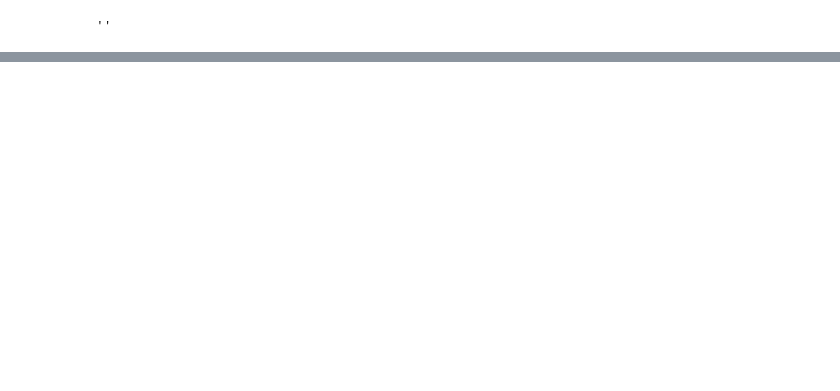
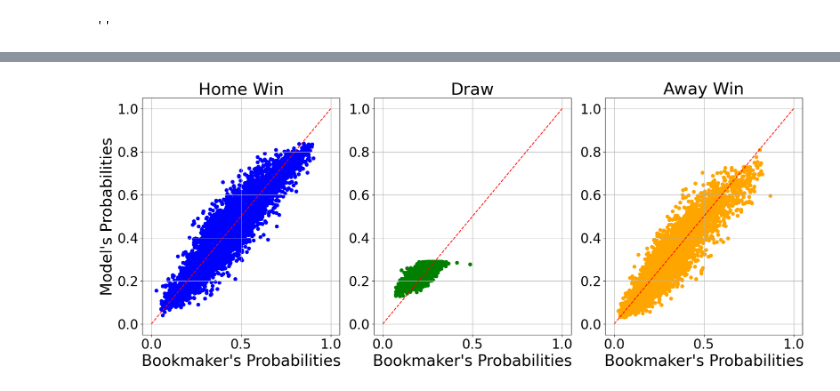
Before and after one commit to hyrogan/Soccer-Prediction, a Jupyter notebook: BT-v2.5.1.ipynb, the cells around one changed output, grey strips where cells are left out. Drawn from its saved outputs; the diff is of its cells as text; code cells hidden in the pictures; blank space fills up the shorter version.

```diff
--- a/BT-v2.5.1.ipynb
+++ b/BT-v2.5.1.ipynb
@@ -38,14 +38,6 @@ def initialize_ratings(df_results, df_fixtures, df_int_results, df_int_fixtures)
                 'continuous_overunderperformances': 0
             }
 
-    """
-    # Initialize ratings for each competition
-    league_ratings['REST'] = {
-        'brH': 0.0,
-        'brA': 0.0,
-        'continuous_overunderperformances': 0
-    }
-    """
 
     for competition in competitions:
         if '1' in competition:  # Check if it's a top tier league
@@ -154,11 +100,6 @@ def update_ratings_multiple_games(df_results, ratings, league_ratings, rates):
                 "FTR": row["FTR"]
             })
 
-        """
-        if np.isnan(ratings[row["HomeTeam"]][competition]["brH"]):
-            print("error")
-            break
-        """
 
         ratings = update_ratings_single_game(row['HomeTeam'], row['AwayTeam'], row['FTHG'], row['FTAG'], ratings, league_ratings, rates, competition)
 
@@ -1111,4 +745,0 @@ df_gs_results_tau.to_csv("../data/gs_results_alpha.csv", index=False)
-# %%
-competitions = set(df_results['Div']).union(set(df_fixtures['Div'])).union(set(df_int['HomeDiv'])).union(set(df_int['AwayDiv']))
-for competition in competitions:
-    print(competition,':', ratings['Basel'][competition])
@@ -1443,0 +918,65 @@ plt.show()
+# %%
+# code to compare bookmaker odds with predicted probabilities including graphical representation
+
+df_comparisons = pd.DataFrame(all_comparisons)
+df_cleaned_comparisons = df_comparisons.dropna(subset=["Bookmaker_Home", "Bookmaker_Draw", "Bookmaker_Away"])
+df_cleaned_comparisons.to_csv('../data/comparisons.csv', index=False)
+cleaned_comparisons = df_cleaned_comparisons.to_dict(orient="records")
+
+# For demonstration purposes, showing the shape before and after cleaning
+df_comparisons.shape, df_cleaned_comparisons.shape
+
+def analyze_comparisons(comparisons):
+    # Extract data
+    predicted_home_probs = [x['Predicted_Home'] for x in comparisons]
+    bookmaker_home_probs = [x['Bookmaker_Home'] for x in comparisons]
+
+    predicted_draw_probs = [x['Predicted_Draw'] for x in comparisons]
+    bookmaker_draw_probs = [x['Bookmaker_Draw'] for x in comparisons]
+
+    predicted_away_probs = [x['Predicted_Away'] for x in comparisons]
+    bookmaker_away_probs = [x['Bookmaker_Away'] for x in comparisons]
+
+    # Calculate MAE for each outcome
+    mae_home = np.mean(np.abs(np.array(predicted_home_probs) - np.array(bookmaker_home_probs)))
+    mae_draw = np.mean(np.abs(np.array(predicted_draw_probs) - np.array(bookmaker_draw_probs)))
+    mae_away = np.mean(np.abs(np.array(predicted_away_probs) - np.array(bookmaker_away_probs)))
+
+    # Visualization
+    fig, ax = plt.subplots(1, 3, figsize=(18, 7.5))
+
+    # Scatter plot for Home Win
+    ax[0].scatter(bookmaker_home_probs, predicted_home_probs, color='blue')
+    ax[0].plot([0, 1], [0, 1], color='red', linestyle='--')
+    ax[0].set_xlabel("Bookmaker's Probabilities", fontsize=28)
+    ax[0].set_ylabel("Model's Probabilities", fontsize=28)
+    ax[0].set_title("Home Win", fontsize=30)
+    ax[0].tick_params(axis='both', which='major', labelsize=24)
+    ax[0].grid(True)
+
+    # Scatter plot for Draw
+    ax[1].scatter(bookmaker_draw_probs, predicted_draw_probs, color='green')
+    ax[1].plot([0, 1], [0, 1], color='red', linestyle='--')
+    ax[1].set_xlabel("Bookmaker's Probabilities", fontsize=28)
+    ax[1].set_title("Draw", fontsize=30)
+    ax[1].tick_params(axis='both', which='major', labelsize=24)
+    ax[1].grid(True)
+
+    # Scatter plot for Away Win
+    ax[2].scatter(bookmaker_away_probs, predicted_away_probs, color='orange')
+    ax[2].plot([0, 1], [0, 1], color='red', linestyle='--')
+    ax[2].set_xlabel("Bookmaker's Probabilities", fontsize=28)
+    ax[2].set_title("Away Win", fontsize=30)
+    ax[2].tick_params(axis='both', which='major', labelsize=24)
+    ax[2].grid(True)
+
+    plt.tight_layout()
+    plt.savefig('../images/comparisons.png', dpi=300)
+    plt.show()
+
+    return mae_home, mae_draw, mae_away
+
+mae_home, mae_draw, mae_away = analyze_comparisons(cleaned_comparisons)
+mae_home, mae_draw, mae_away
+# %% [output]
+[figure, added]
```
Also changed, not shown: parts of 64 cells of this notebook.
